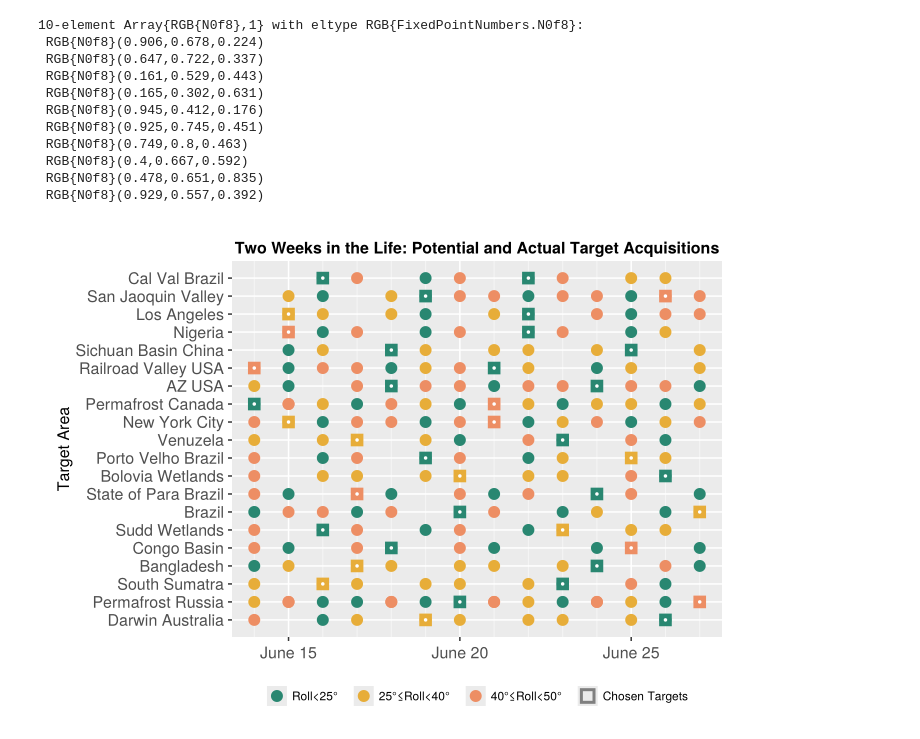
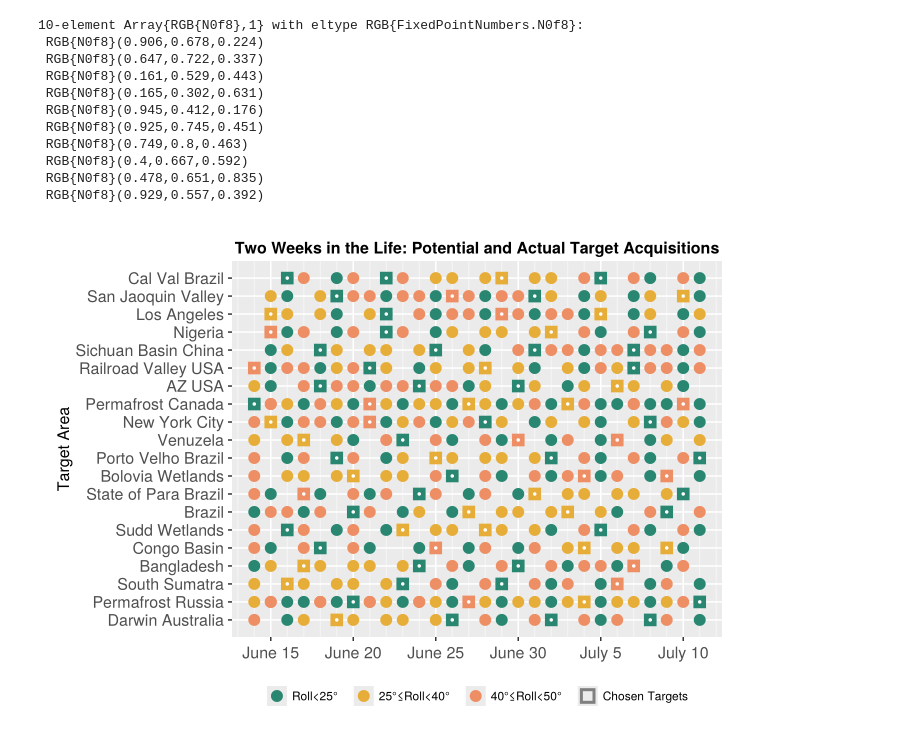
Before and after one commit to Carbon-I/CarbonI, a Jupyter notebook: src/notebooks/TargetObs.ipynb, the cells around one changed output. Drawn from its saved outputs; the diff is of its cells as text; code cells hidden in the pictures.

Commit message:
updated target schedule

```diff
--- a/src/notebooks/TargetObs.ipynb
+++ b/src/notebooks/TargetObs.ipynb
@@ -14,7 +14,9 @@ using TimeSeries, Dates
 using XLSX, DataFrames, Dates, CairoMakie
 
 # Read the Excel data
-filename = "../../data/target_schedule_jun_updated_cap7days.xlsx"
+#filename = "../../data/target_schedule_jun_updated_cap7days.xlsx"
+filename = "../../data/target_schedule_28_days.xlsx"
+#sheetname = "target_schedule_jun_avail"
 sheetname = "target_schedule_jun_avail"
 # The readtable function returns a tuple; we convert it to a DataFrame.
 data = DataFrame(XLSX.readtable(filename, sheetname))
@@ -79,7 +81,7 @@ fig = Figure(resolution = (700, 500))
 ax = Axis(fig[1, 1],
     #xlabel = "Day Of Year",
     ylabel = "Target Area",
-    xticks = (15:5:25, ["June 15", "June 20", "June 25"]),
+    xticks = (15:5:40, ["June 15", "June 20", "June 25", "June 30", "July 5", "July 10"]),
     yticks = (1:length(areas), areas_space),
     xminorgridvisible = true,xminorticks = IntervalsBetween(5),yminorgridvisible=false,
     title = "Two Weeks in the Life: Potential and Actual Target Acquisitions")
@@ -94,34 +96,34 @@ ci = scatter!(ax, Day_Of_Year_actual.-Offset, data_actual.Area_Index,
     markersize = 20,
     marker = :rect,
     color = colors_actual)       # Transparent fill
 ci = scatter!(ax, Day_Of_Year_actual.-Offset, data_actual.Area_Index,
     markersize = 5,
     marker = :circle,
     color = :white)
     #strokecolor = :gray,         # Black border
     #strokestyle = :dash,
     #strokewidth = 3)
 
     #colormap = :viridis)
 
 dummy1 = scatter!(ax, [NaN], [NaN]; markersize = 17, color = CarbonI_colors[3], label = "Roll<25°")
 dummy2 = scatter!(ax, [NaN], [NaN]; markersize = 17, color = CarbonI_colors[1], label = "25°≤Roll<40°")
 dummy3 = scatter!(ax, [NaN], [NaN]; markersize = 17, color = CarbonI_colors[10], label = "40°≤Roll<50°")
 dummy4 = scatter!(ax, [NaN], [NaN]; markersize = 20, marker = :rect, color = RGBA(0,0,0,0),
         strokecolor = :gray, strokewidth = 3, label = "Chosen Targets")
 
 # Create and place the legend
 #leg = Legend(fig, ax, nbanks = 1)
 #fig[2, 1] = leg
 # Create a horizontal legend using the dummy series
 leg = Legend(fig, ax, orientation = :horizontal,labelsize=12)
 # Place the legend in the second row spanning the full width
 fig[2, 1] = leg
 
 save("../../plots/final/TargetPotentialObs.pdf", fig)
 fig
 # %% [output]
-[figure, old version]
+[figure, new version]
 # %%
 fig
 # %% [output]
```
Also changed, not shown: parts of 2 cells of this notebook, 1 other file.
